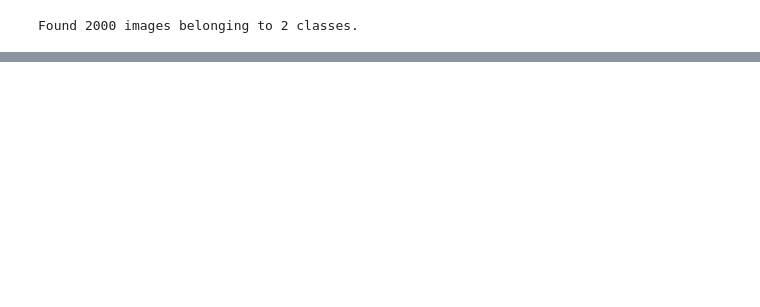
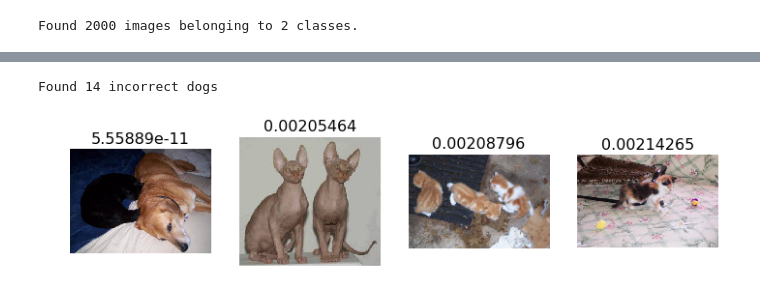
Before and after one commit to igabba/fast.ai, a Jupyter notebook: lesson1-kaggle.ipynb, the cells around one changed output, grey strips where cells are left out. Cells and saved outputs as stored; diff of their text form; code cells hidden in the pictures; blank space fills up the shorter version.

```diff
--- a/lesson1-kaggle.ipynb
+++ b/lesson1-kaggle.ipynb
@@ -164,10 +189,13 @@ if len(incorrect_cats):
 # %%
-4b. The images we were most confident were dogs, but are actually cats
+#b. The images we were most confident were dogs, but are actually cats
 incorrect_dogs = np.where((our_labels==1) & (our_labels!=expected_labels))[0]
 print("Found %d incorrect dogs" % len(incorrect_dogs))
 if len(incorrect_dogs):
     most_incorrect_dogs = np.argsort(our_predictions[incorrect_dogs])[:n_view]
     plots_idx(incorrect_dogs[most_incorrect_dogs], our_predictions[incorrect_dogs][most_incorrect_dogs])
+# %% [output]
+Found 14 incorrect dogs
+[figure, added]
 # %%
 #5. The most uncertain labels (ie those with probability closest to 0.5).
 most_uncertain = np.argsort(np.abs(our_predictions-0.5))
```
Also changed, not shown: parts of 22 cells of this notebook.
